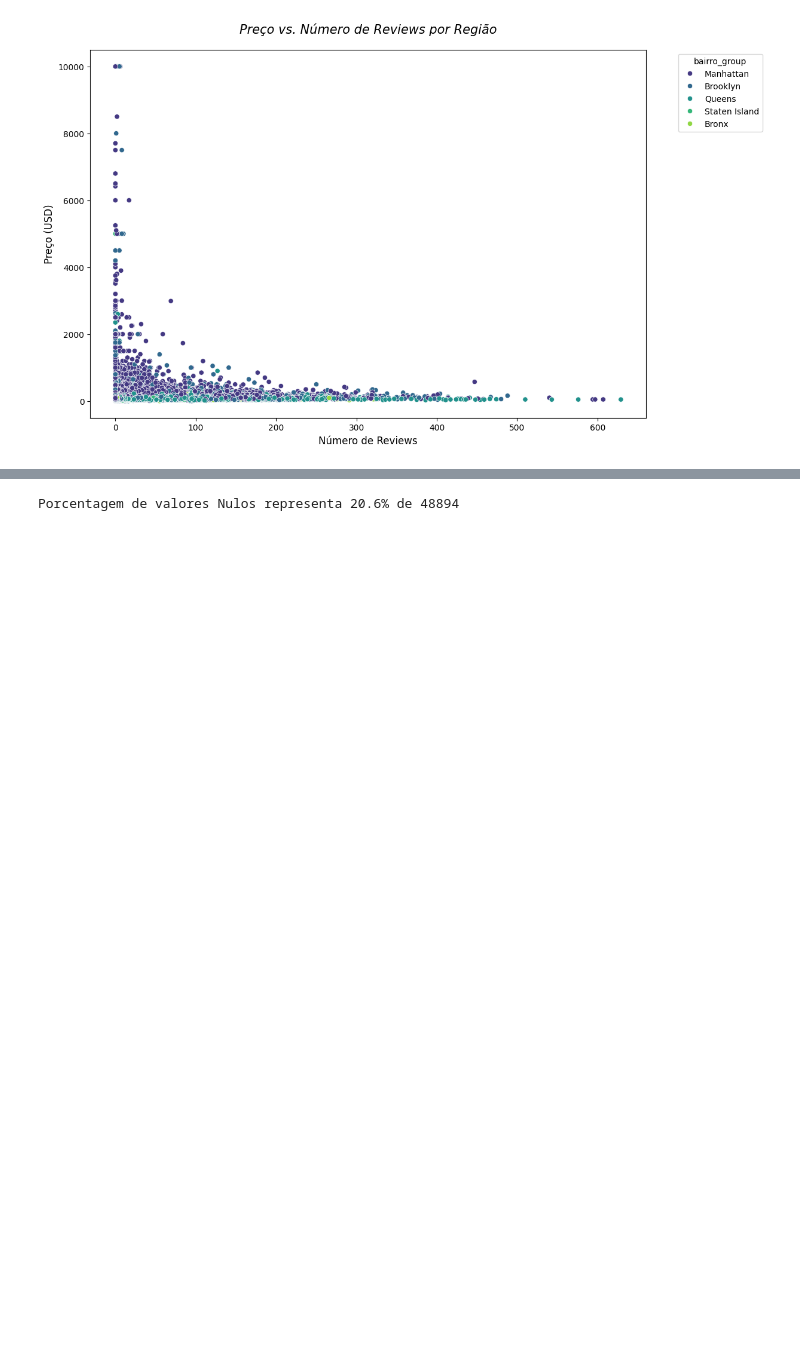
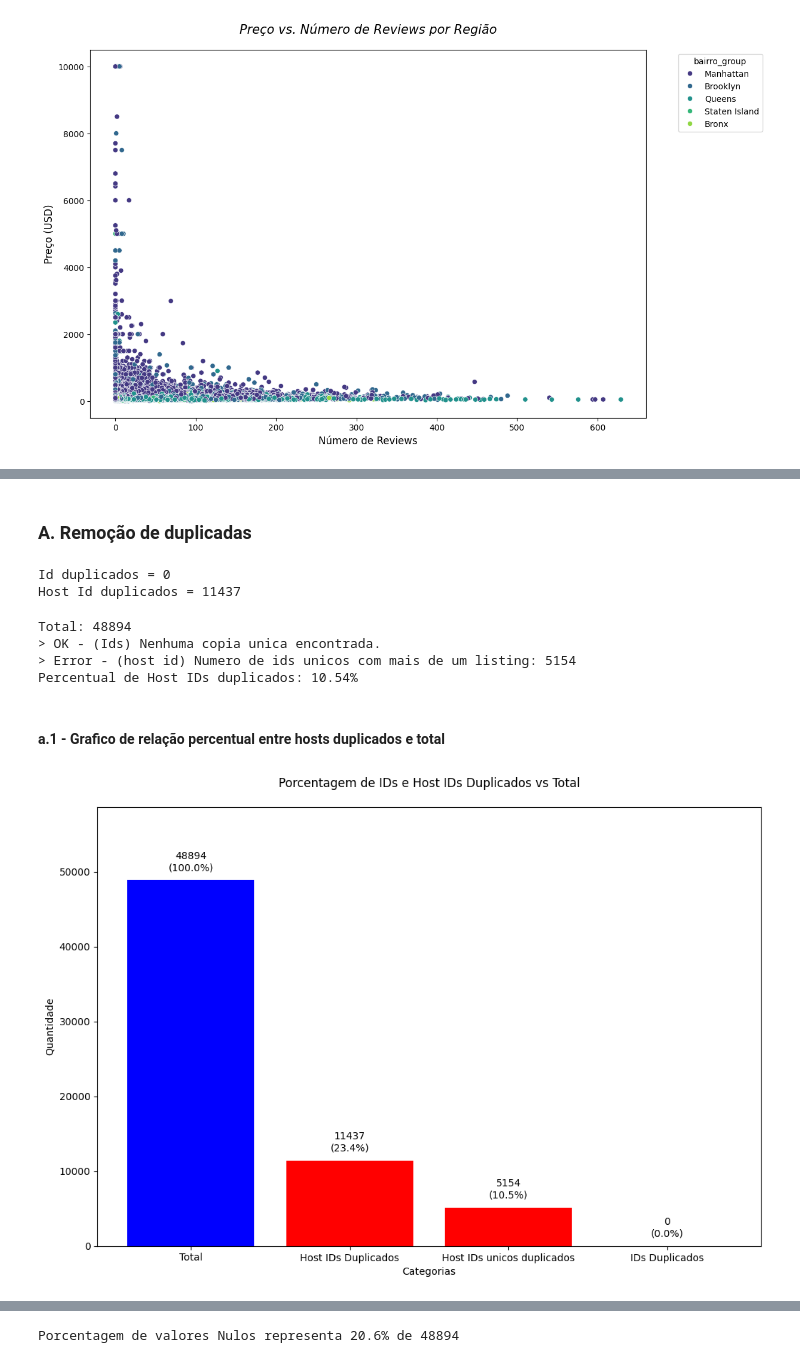
Before and after one commit to SeijiUeno/EDA_NewYork_Listings, a Jupyter notebook: Untitled.ipynb, the cells around one changed output, grey strips where cells are left out. Cells and saved outputs as stored; diff of their text form; code cells hidden in the pictures; blank space fills up the shorter version.

```diff
--- a/Untitled.ipynb
+++ b/Untitled.ipynb
@@ -485,0 +478,75 @@ Ok
+# %% [markdown]
+### A. Remoção de duplicadas
+# %%
+nbr_id_duplicados = dataBase['id'].duplicated().sum()
+nbr_host_id_duplicados = dataBase['host_id'].duplicated().sum()
+print(f'Id duplicados = {nbr_id_duplicados}')
+print(f'Host Id duplicados = {nbr_host_id_duplicados}')
+# %% [output]
+Id duplicados = 0
+Host Id duplicados = 11437
+# %%
+# dados duplicados não contando a primeira ocorrencia
+id_duplicados = dataBase[dataBase.duplicated(subset=['id'])]
+host_id_duplicados = dataBase[dataBase.duplicated(subset=['host_id'])]
+ids_unicos_duplicados = id_duplicados['id'].nunique()
+host_ids_unicos_duplicados = host_id_duplicados['host_id'].nunique()
+total = len(dataBase)
+
+print(f"Total: {total}")
+if (ids_unicos_duplicados):
+    print(f"> Error - (Ids) Numero de hosts unicos que estão duplicados com mais de um listing: {ids_unicos_duplicados}")
+else:
+    print("> OK - (Ids) Nenhuma copia unica encontrada.")
+
+if (host_ids_unicos_duplicados):
+    print(f"> Error - (host id) Numero de ids unicos com mais de um listing: {host_ids_unicos_duplicados}")
+else:
+    print("> Ok - (host id) Nenhuma copia unica encontrada.")
+
+if (ids_unicos_duplicados > 0 and total > 0):
+  percentual_ids_duplicados = (ids_unicos_duplicados / total) * 100
+  print(f"Percentual de IDs duplicados: {percentual_ids_duplicados:.2f}%")
+
+if (host_ids_unicos_duplicados > 0 and total > 0):
+  percentual_host_ids_duplicados = (host_ids_unicos_duplicados / total) * 100
+  print(f"Percentual de Host IDs duplicados: {percentual_host_ids_duplicados:.2f}%")
+# %% [output]
+Total: 48894
+> OK - (Ids) Nenhuma copia unica encontrada.
+> Error - (host id) Numero de ids unicos com mais de um listing: 5154
+Percentual de Host IDs duplicados: 10.54%
+# %% [markdown]
+#### a.1 - Grafico de relação percentual entre hosts duplicados e total
+# %%
+numero_duplicatas= len(host_id_duplicados)
+contagens = [total, numero_duplicatas, host_ids_unicos_duplicados, ids_unicos_duplicados]
+categorias = ['Total', 'Host IDs Duplicados', 'Host IDs unicos duplicados', 'IDs Duplicados']
+
+percentuais = [100.0, (numero_duplicatas / total) * 100, (host_ids_unicos_duplicados / total) * 100, (ids_unicos_duplicados / total) * 100]
+
+(fig, ax) = plt.subplots(figsize=(12, 8))
+barras = ax.bar(categorias, contagens, color=['blue', 'red', 'red'])
+
+ax.set_title('Porcentagem de IDs e Host IDs Duplicados vs Total', pad=20)
+ax.set_ylabel('Quantidade')
+ax.set_xlabel('Categorias')
+
+altura_max_y = max(contagens);
+altura_graf = altura_max_y * 1.20;
+
+for barra, percentual in zip(barras, percentuais):
+    altura = barra.get_height()
+    ax.text(
+        barra.get_x() + barra.get_width() / 2,
+        altura + 0.02 * altura_max_y,
+        f'{int(altura)}\n({percentual:.1f}%)',
+        ha='center',
+        va='bottom'
+    )
+
+ax.set_ylim(0, altura_graf)
+plt.show()
+save_figure("relacao_percentual_duplicatas_EDA_P1", 'EDA_P1', fig)
+# %% [output]
+[figure, added]
```
Also changed, not shown: parts of 50 cells of this notebook, 1 other file.
